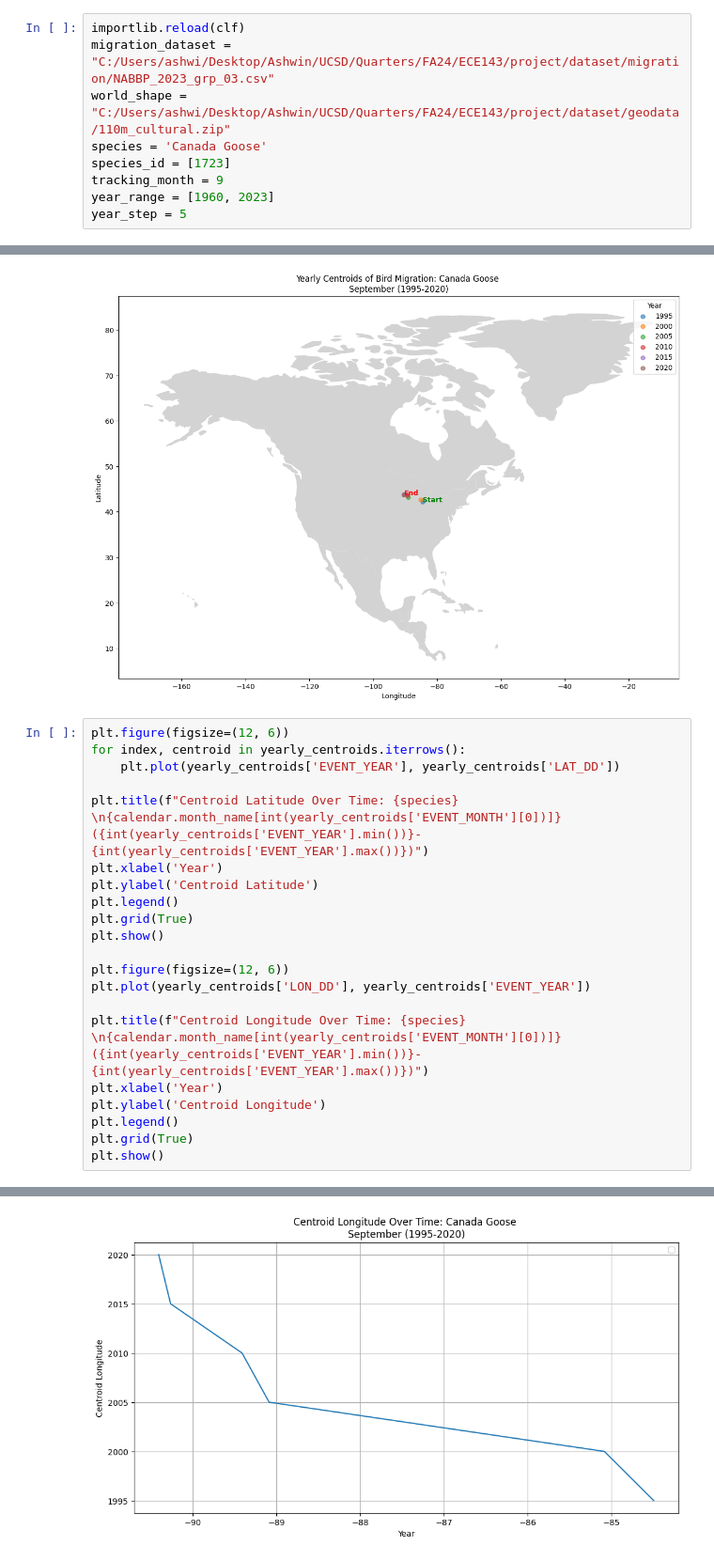
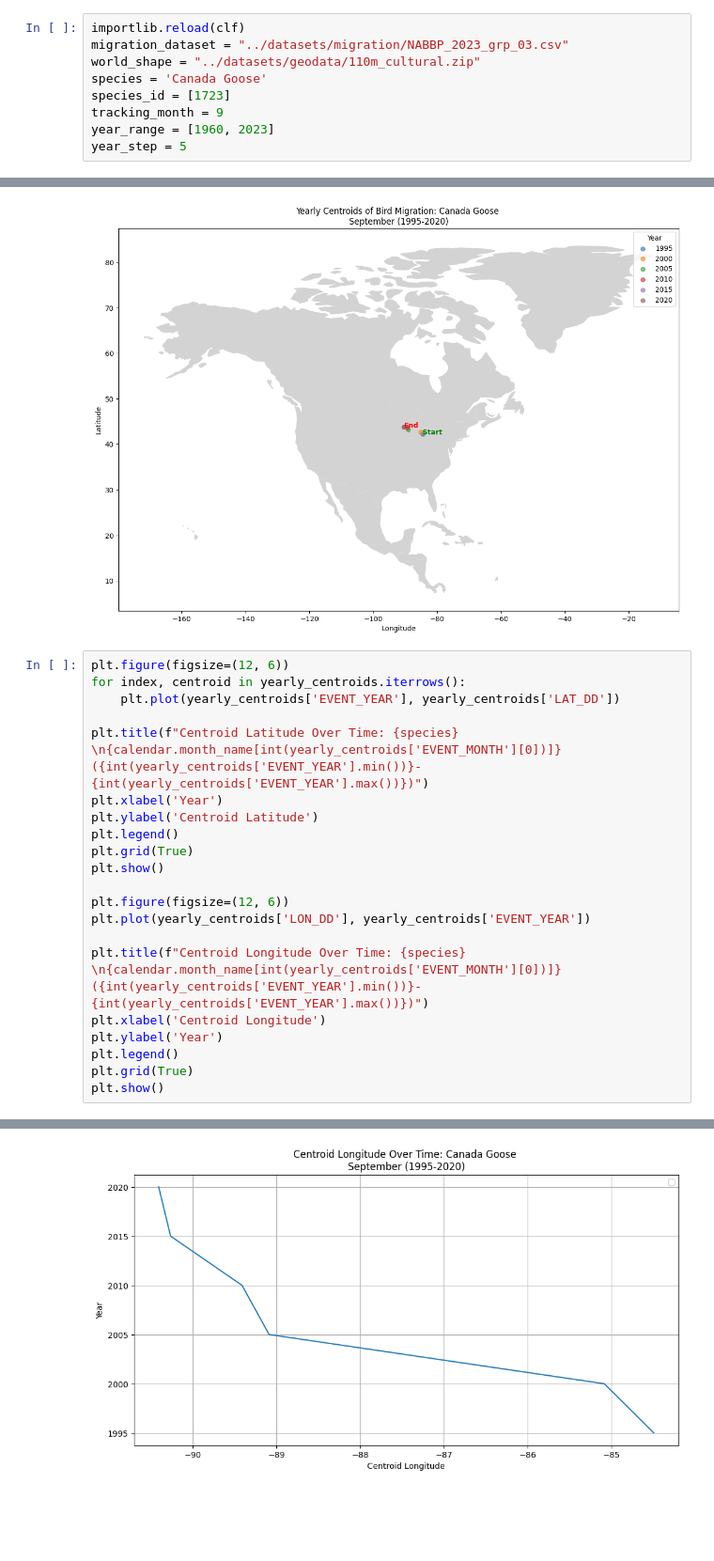
Before and after one commit to maxdgibson/ECE143, a Jupyter notebook: migrationAnalysis/geoSpatial.ipynb, the cells around one changed output, grey strips where cells are left out. Shown at 94% size. Drawn from its saved outputs; the diff is of its cells as text; blank space fills up the shorter version.

Commit message:
Migration data analysis cleanup

```diff
--- a/python/geoSpatial.ipynb
+++ b/migrationAnalysis/geoSpatial.ipynb
@@ -6,8 +8,8 @@ import calendar
 import importlib
 # %%
 importlib.reload(clf)
-migration_dataset = "C:/Users/ashwi/Desktop/Ashwin/UCSD/Quarters/FA24/ECE143/project/dataset/migration/NABBP_2023_grp_03.csv"
-world_shape = "C:/Users/ashwi/Desktop/Ashwin/UCSD/Quarters/FA24/ECE143/project/dataset/geodata/110m_cultural.zip"
+migration_dataset = "../datasets/migration/NABBP_2023_grp_03.csv"
+world_shape = "../datasets/geodata/110m_cultural.zip"
 species = 'Canada Goose'
 species_id = [1723]
 tracking_month = 9
@@ -31,24 +33,24 @@ clf.plotYearlyCentroids(world_shape, species, yearly_centroids)
 # %%
 plt.figure(figsize=(12, 6))
 for index, centroid in yearly_centroids.iterrows():
     plt.plot(yearly_centroids['EVENT_YEAR'], yearly_centroids['LAT_DD'])
 
 plt.title(f"Centroid Latitude Over Time: {species} \n{calendar.month_name[int(yearly_centroids['EVENT_MONTH'][0])]} ({int(yearly_centroids['EVENT_YEAR'].min())}-{int(yearly_centroids['EVENT_YEAR'].max())})")
 plt.xlabel('Year')
 plt.ylabel('Centroid Latitude')
 plt.legend()
 plt.grid(True)
 plt.show()
 
 plt.figure(figsize=(12, 6))
 plt.plot(yearly_centroids['LON_DD'], yearly_centroids['EVENT_YEAR'])
 
 plt.title(f"Centroid Longitude Over Time: {species} \n{calendar.month_name[int(yearly_centroids['EVENT_MONTH'][0])]} ({int(yearly_centroids['EVENT_YEAR'].min())}-{int(yearly_centroids['EVENT_YEAR'].max())})")
-plt.xlabel('Year')
-plt.ylabel('Centroid Longitude')
+plt.xlabel('Centroid Longitude')
+plt.ylabel('Year')
 plt.legend()
 plt.grid(True)
 plt.show()
 # %% [output]
 [figure]
-[figure, old version]
+[figure, new version]
```
Also changed, not shown: parts of 1 cell of this notebook, 12 other files.
